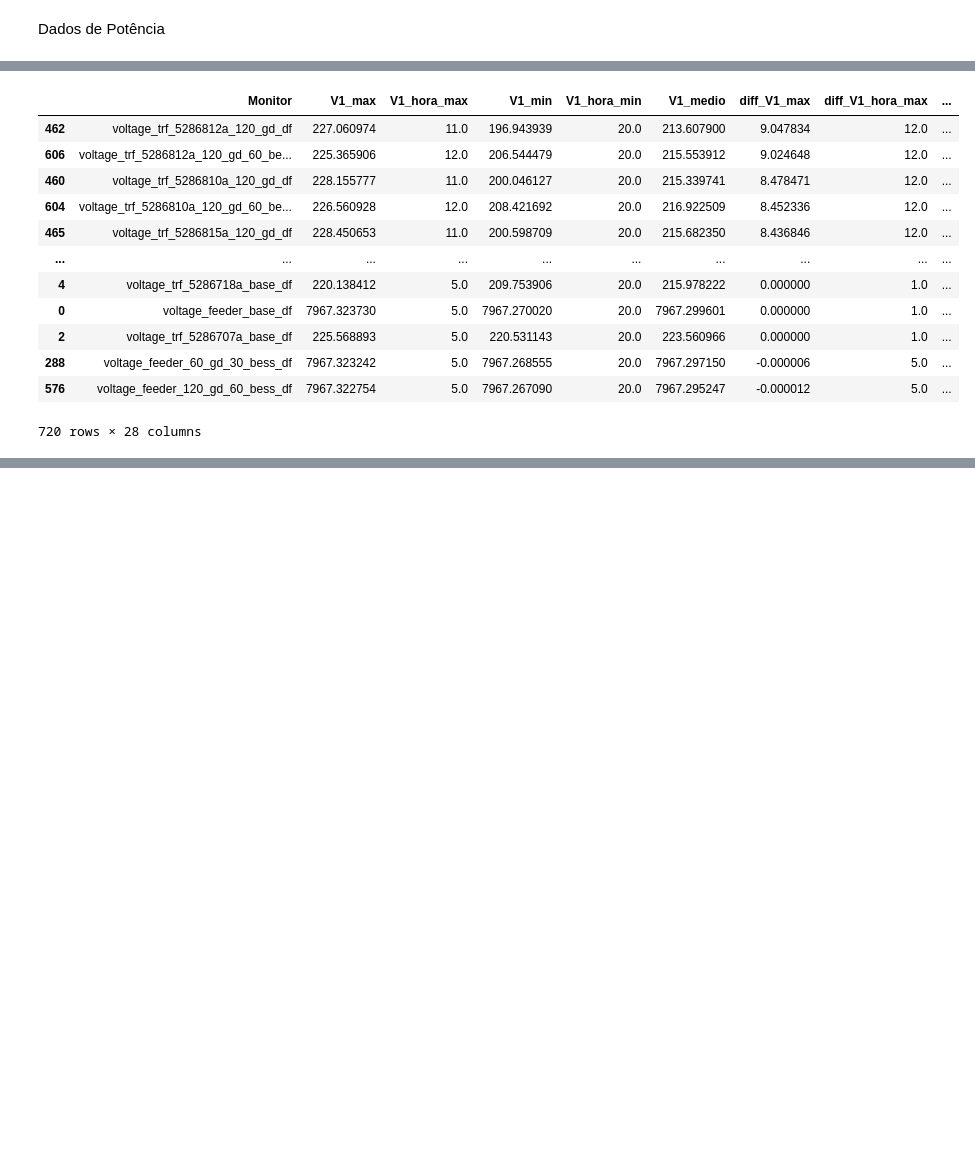
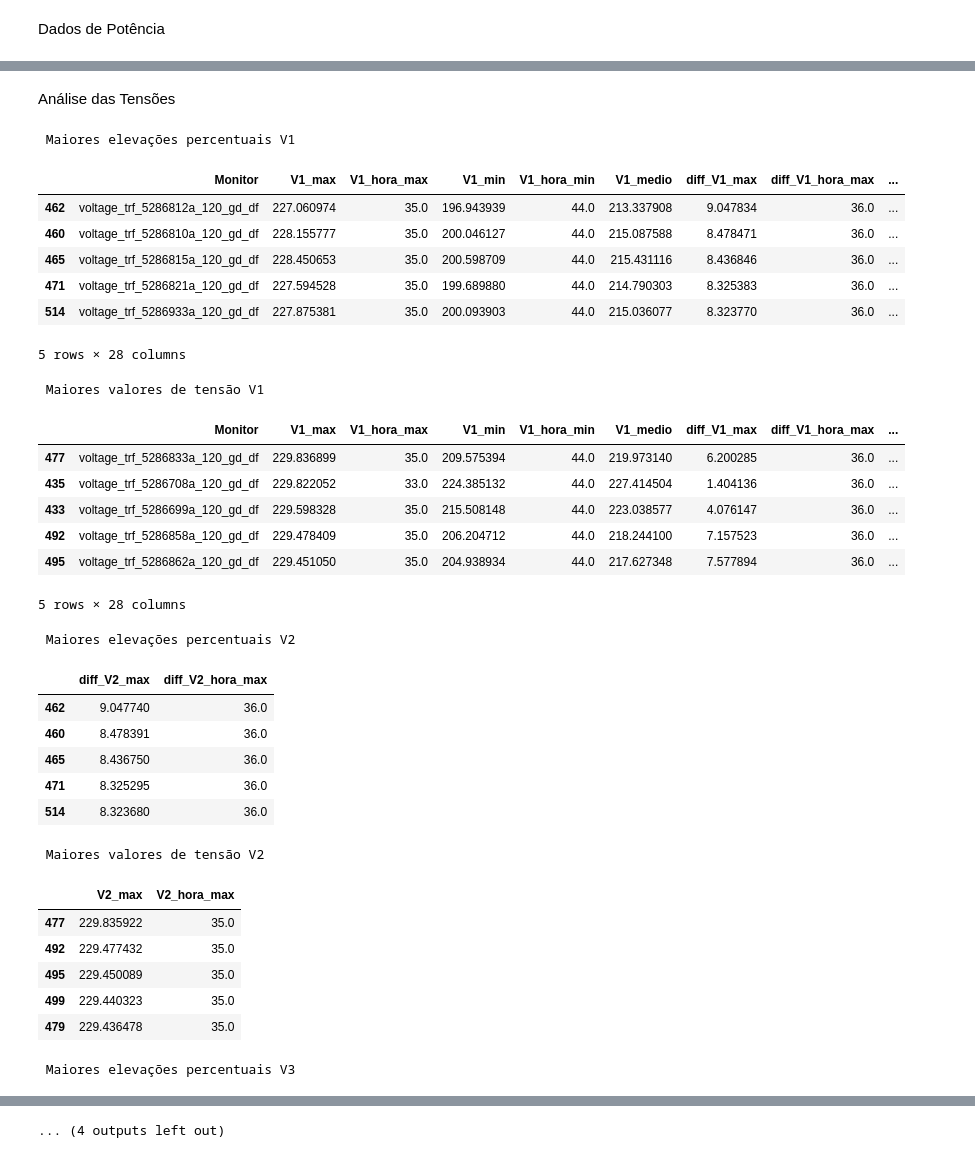
Before and after one commit to Ivanictor/CLAGTEE-CBA, a Jupyter notebook: main.ipynb, the cells around one changed output, grey strips where cells are left out. Cells and saved outputs as stored; diff of their text form; code cells hidden in the pictures; blank space fills up the shorter version.

```diff
--- a/main.ipynb
+++ b/main.ipynb
@@ -183,11 +235,15 @@ plt.show()
 # %%
+#Rodar
+
 print(dss.dssinterface.version)
-
+dss_tools.update_dss(dss)
 ########## Mapas ############
 
 dss_tools.interactive_view.circuit_plot(parameter="voltage", show=True)
-#dss_tools.interactive_view.circuit_geoplot(show=True)
+dss_tools.interactive_view.circuit_geoplot(parameter="voltage", show=True)
+#dss_tools.interactive_view.voltage_profile(show=True)
 dss_tools.static_view.voltage_profile(show=True, legend=False)
+dss_tools.static_view.impedances_vs_distance(show=True)
 # %% [output]
 Version 11.0.0.1 (64-bit build) - Charlottesville; License Status: Open
 [figure]
@@ -196,3 +251,5 @@ Version 11.0.0.1 (64-bit build) - Charlottesville; License Status: Open
+# %% [markdown]
+Análise das Tensões
 # %%
 monitor_names = dss.monitors.names
 cases = ["base", "60_gd", "60_gd_30_bess", "120_gd", "120_gd_60_bess"]
@@ -224,45 +281,86 @@ for nome, df in dfs_voltage.items():
 
     linha = {"Monitor": nome}
 
+    df = df.query("Hour > 23")
+
+    if df.empty:
+        continue
+
     for v in voltages:
 
         if f" {v}" not in df.columns:
             continue
 
         linha[f"{v}_max"] = df[f" {v}"].max()
         linha[f"{v}_hora_max"] = df.loc[df[f" {v}"].idxmax(), "Hour"]
         linha[f"{v}_min"] = df[f" {v}"].min()
         linha[f"{v}_hora_min"] = df.loc[df[f" {v}"].idxmin(), "Hour"]
         linha[f"{v}_medio"] = df[f" {v}"].mean()
 
         if f"diff_percent_{v}" in df.columns:
             linha[f"diff_{v}_max"] = df[f"diff_percent_{v}"].max()
             linha[f"diff_{v}_hora_max"] = df.loc[df[f"diff_percent_{v}"].idxmax(), "Hour"]
             linha[f"diff_{v}_min"] = df[f"diff_percent_{v}"].min()
             linha[f"diff_{v}_hora_min"] = df.loc[df[f"diff_percent_{v}"].idxmin(), "Hour"]
 
     estatisticas.append(linha)
 
 df_stats = pd.DataFrame(estatisticas)
 
+print("\n Maiores elevações percentuais V1\n")
+df_stats = df_stats.sort_values(by='diff_V1_max', ascending=False)
+display(df_stats.head(5))
 
-df_stats = df_stats.sort_values(by='diff_V1_max', ascending=False)
-display(df_stats)
+print("\n Maiores valores de tensão V1\n")
+df_stats_bt = df_stats.query("V1_max < 1000")
+display(df_stats_bt.sort_values(by='V1_max', ascending=False).head(5))
+
+print("\n Maiores elevações percentuais V2\n")
+df_stats = df_stats.sort_values(by='diff_V2_max', ascending=False)
+display(df_stats[["diff_V2_max", "diff_V2_hora_max"]].head(5))
+
+print("\n Maiores valores de tensão V2\n")
+display(df_stats_bt[["V2_max", "V2_hora_max"]].sort_values(by='V2_max', ascending=False).head(5))
+
+print("\n Maiores elevações percentuais V3\n")
+df_stats = df_stats.sort_values(by='diff_V3_max', ascending=False)
+display(df_stats.head(5))
+
+print("\n Maiores valores de tensão V3\n")
+display(df_stats_bt.sort_values(by='V3_max', ascending=False).head(5))
 
 
 #display(dfs_voltage["voltage_trf_5286812a_120_gd_60_bess_df"])
 #print(dfs_voltage["voltage_trf_5286812a_120_gd_60_bess_df"].columns)
 # %% [output]
+ Maiores elevações percentuais V1
 |  | Monitor | V1_max | V1_hora_max | V1_min | V1_hora_min | V1_medio | diff_V1_max | diff_V1_hora_max | ... |
-| 462 | voltage_trf_5286812a_120_gd_df | 227.060974 | 11.0 | 196.943939 | 20.0 | 213.607900 | 9.047834 | 12.0 | ... |
-| 606 | voltage_trf_5286812a_120_gd_60_be... | 225.365906 | 12.0 | 206.544479 | 20.0 | 215.553912 | 9.024648 | 12.0 | ... |
-| 460 | voltage_trf_5286810a_120_gd_df | 228.155777 | 11.0 | 200.046127 | 20.0 | 215.339741 | 8.478471 | 12.0 | ... |
-| 604 | voltage_trf_5286810a_120_gd_60_be... | 226.560928 | 12.0 | 208.421692 | 20.0 | 216.922509 | 8.452336 | 12.0 | ... |
-| 465 | voltage_trf_5286815a_120_gd_df | 228.450653 | 11.0 | 200.598709 | 20.0 | 215.682350 | 8.436846 | 12.0 | ... |
-| ... | ... | ... | ... | ... | ... | ... | ... | ... | ... |
-| 4 | voltage_trf_5286718a_base_df | 220.138412 | 5.0 | 209.753906 | 20.0 | 215.978222 | 0.000000 | 1.0 | ... |
-| 0 | voltage_feeder_base_df | 7967.323730 | 5.0 | 7967.270020 | 20.0 | 7967.299601 | 0.000000 | 1.0 | ... |
-| 2 | voltage_trf_5286707a_base_df | 225.568893 | 5.0 | 220.531143 | 20.0 | 223.560966 | 0.000000 | 1.0 | ... |
-| 288 | voltage_feeder_60_gd_30_bess_df | 7967.323242 | 5.0 | 7967.268555 | 20.0 | 7967.297150 | -0.000006 | 5.0 | ... |
-| 576 | voltage_feeder_120_gd_60_bess_df | 7967.322754 | 5.0 | 7967.267090 | 20.0 | 7967.295247 | -0.000012 | 5.0 | ... |
+| 462 | voltage_trf_5286812a_120_gd_df | 227.060974 | 35.0 | 196.943939 | 44.0 | 213.337908 | 9.047834 | 36.0 | ... |
+| 460 | voltage_trf_5286810a_120_gd_df | 228.155777 | 35.0 | 200.046127 | 44.0 | 215.087588 | 8.478471 | 36.0 | ... |
+| 465 | voltage_trf_5286815a_120_gd_df | 228.450653 | 35.0 | 200.598709 | 44.0 | 215.431116 | 8.436846 | 36.0 | ... |
+| 471 | voltage_trf_5286821a_120_gd_df | 227.594528 | 35.0 | 199.689880 | 44.0 | 214.790303 | 8.325383 | 36.0 | ... |
+| 514 | voltage_trf_5286933a_120_gd_df | 227.875381 | 35.0 | 200.093903 | 44.0 | 215.036077 | 8.323770 | 36.0 | ... |
-720 rows × 28 columns
+5 rows × 28 columns
+ Maiores valores de tensão V1
+|  | Monitor | V1_max | V1_hora_max | V1_min | V1_hora_min | V1_medio | diff_V1_max | diff_V1_hora_max | ... |
+| 477 | voltage_trf_5286833a_120_gd_df | 229.836899 | 35.0 | 209.575394 | 44.0 | 219.973140 | 6.200285 | 36.0 | ... |
+| 435 | voltage_trf_5286708a_120_gd_df | 229.822052 | 33.0 | 224.385132 | 44.0 | 227.414504 | 1.404136 | 36.0 | ... |
+| 433 | voltage_trf_5286699a_120_gd_df | 229.598328 | 35.0 | 215.508148 | 44.0 | 223.038577 | 4.076147 | 36.0 | ... |
+| 492 | voltage_trf_5286858a_120_gd_df | 229.478409 | 35.0 | 206.204712 | 44.0 | 218.244100 | 7.157523 | 36.0 | ... |
+| 495 | voltage_trf_5286862a_120_gd_df | 229.451050 | 35.0 | 204.938934 | 44.0 | 217.627348 | 7.577894 | 36.0 | ... |
+5 rows × 28 columns
+ Maiores elevações percentuais V2
+|  | diff_V2_max | diff_V2_hora_max |
+| 462 | 9.047740 | 36.0 |
+| 460 | 8.478391 | 36.0 |
+| 465 | 8.436750 | 36.0 |
+| 471 | 8.325295 | 36.0 |
+| 514 | 8.323680 | 36.0 |
+ Maiores valores de tensão V2
+|  | V2_max | V2_hora_max |
+| 477 | 229.835922 | 35.0 |
+| 492 | 229.477432 | 35.0 |
+| 495 | 229.450089 | 35.0 |
+| 499 | 229.440323 | 35.0 |
+| 479 | 229.436478 | 35.0 |
+ Maiores elevações percentuais V3
@@ -268,0 +373 @@ display(df_stats)
+... (4 outputs left out)
```
Also changed, not shown: parts of 9 cells of this notebook, 8 other files.
